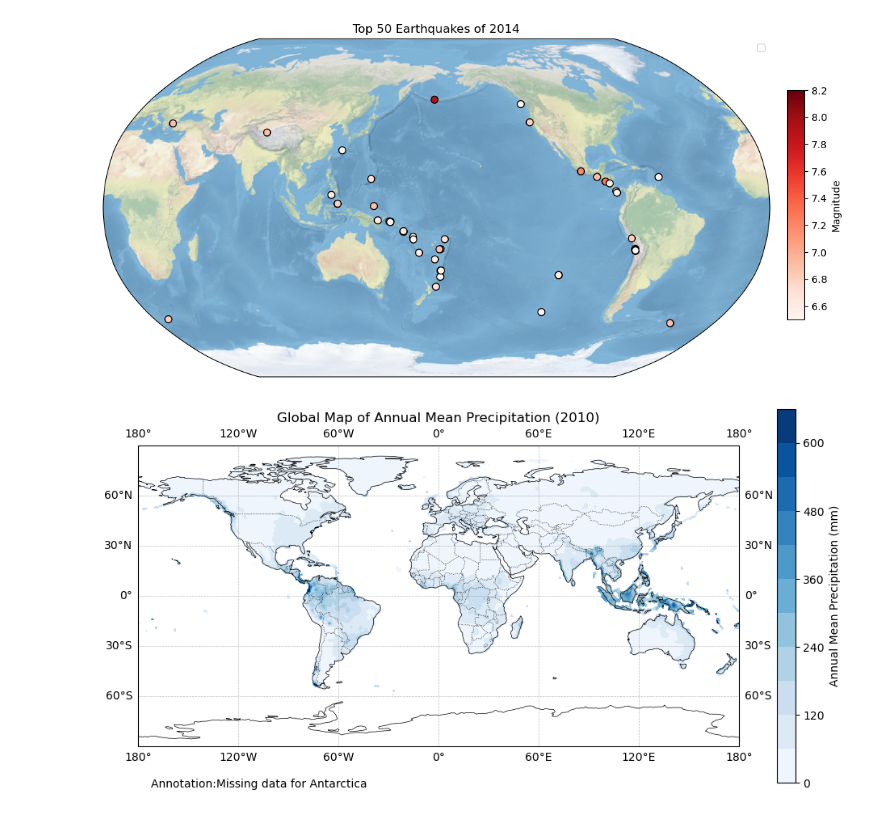
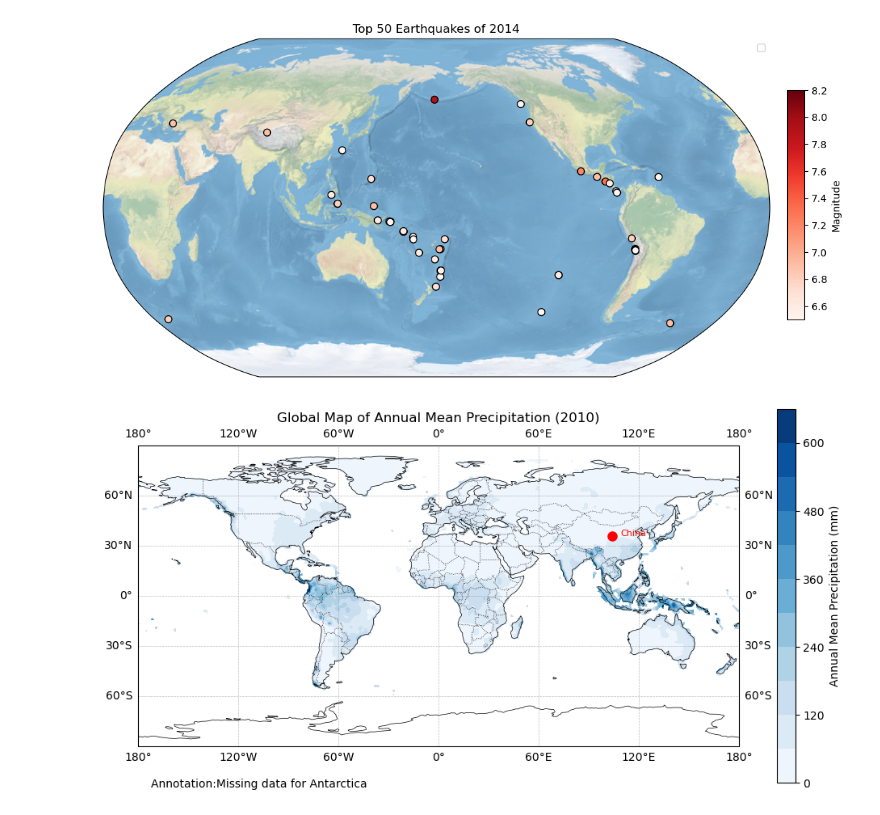
Before and after one commit to atheistmao/ESE5023_Assignments_12332280, a Jupyter notebook: PS4.ipynb, the cells around one changed output. Cells and saved outputs as stored; diff of their text form; code cells hidden in the pictures.

```diff
--- a/PS4.ipynb
+++ b/PS4.ipynb
@@ -62,35 +62,40 @@ lon = ds['lon']
 
 # Create a global map
 fig, ax = plt.subplots(figsize=(12, 6), subplot_kw={'projection': ccrs.PlateCarree()})
 ax.set_global()
 
 # Plot annual mean precipitation on the map
 c = ax.contourf(lon, lat, annual_mean_precipitation, transform=ccrs.PlateCarree(), cmap='Blues', levels=10)
 
 # Add map features
 ax.add_feature(cfeature.COASTLINE, linewidth=0.5, edgecolor='black')
 ax.add_feature(cfeature.BORDERS, linestyle=':', linewidth=0.5, edgecolor='black')
 
 # Add gridlines
 ax.gridlines(draw_labels=True, linewidth=0.5, color='gray', alpha=0.5, linestyle='--')
 
 # Add labels and title
 ax.set_xlabel('Longitude')
 ax.set_ylabel('Latitude')
 ax.set_title('Global Map of Annual Mean Precipitation (2010)')
 
 # Add colorbar
 cbar = plt.colorbar(c, ax=ax, orientation='vertical', pad=0.05, aspect=20)
 cbar.set_label('Annual Mean Precipitation (mm)')
 
 # Add annotation below the plot
 fig.text(0.25, 0.1, 'Annotation:Missing data for Antarctica', ha='center', fontsize=10)
 
+# Add a point and label for China
+china_lat, china_lon = 35.8617, 104.1954  # Coordinates for China
+ax.plot(china_lon, china_lat, 'ro', markersize=8, transform=ccrs.PlateCarree(), label='China')
+ax.text(china_lon + 5, china_lat, 'China', transform=ccrs.PlateCarree(), fontsize=8, color='red')
+
 # Save or show the plot
-plt.savefig('global_annual_mean_precipitation_2010.png', dpi=300, bbox_inches='tight')
+plt.savefig('global_annual_mean_precipitation_2010_with_china.png', dpi=300, bbox_inches='tight')
 plt.show()
 # %% [output]
-[figure, old version]
+[figure, new version]
 # %%
 #Q2.2
 import numpy as np
```
Also changed, not shown: parts of 1 cell of this notebook, 1 other file.
